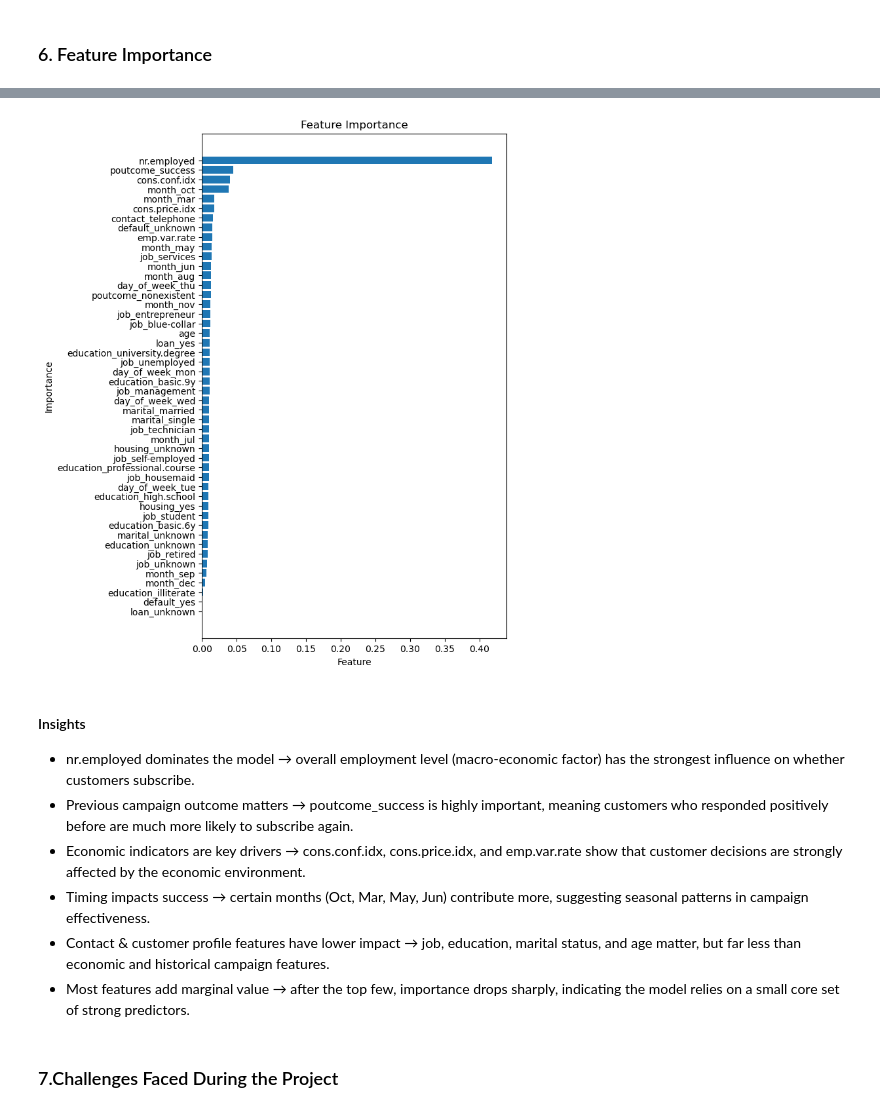
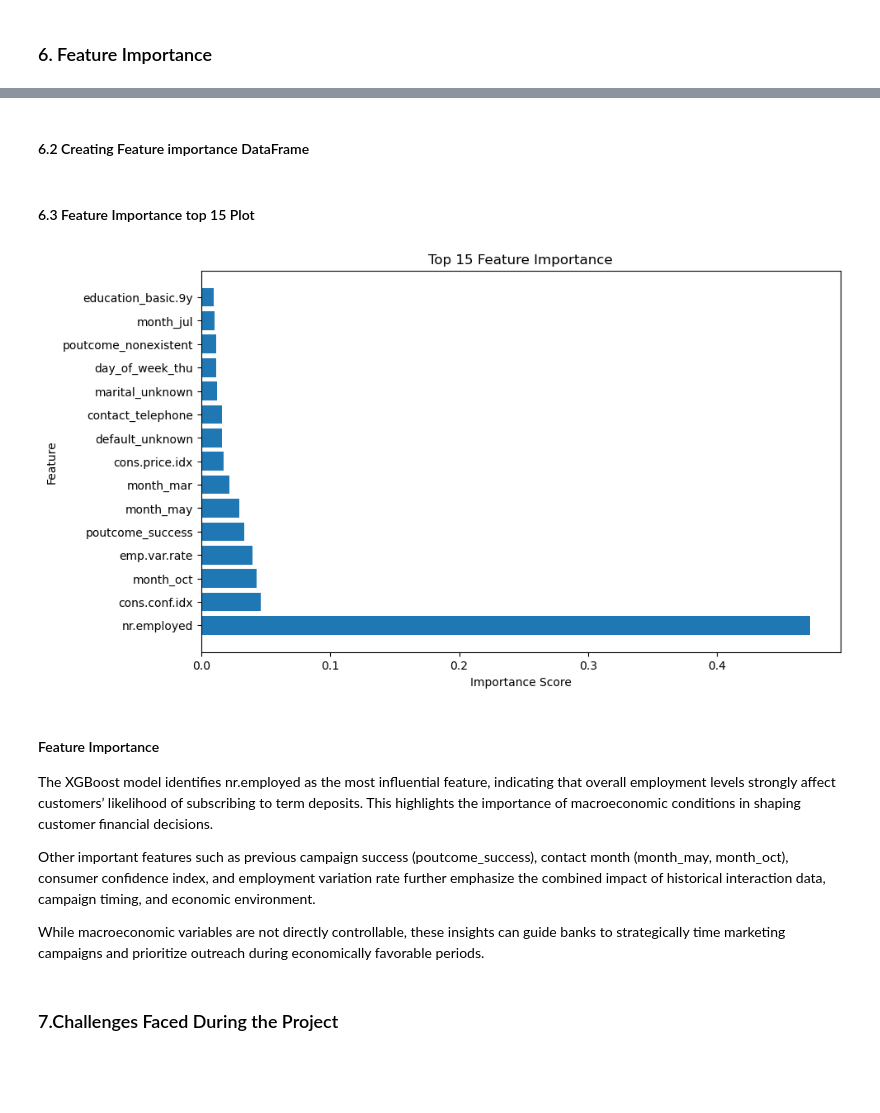
Before and after one commit to vijay12918/Portuguese-Bank-Marketing-Compaign, a Jupyter notebook: Portugese_Bank.ipynb, the cells around one changed output, grey strips where cells are left out. Cells and saved outputs as stored; diff of their text form; code cells hidden in the pictures; blank space fills up the shorter version.

```diff
--- a/Portugese_Bank.ipynb
+++ b/Portugese_Bank.ipynb
@@ -1146,35 +1146,37 @@ xgb_model = pipeline_xgb.named_steps['model']
+# %%
+preprocessor = model_gscv.named_steps['preprocessor']
 # %%
-ohe = model_gscv.named_steps['preprocessor'].named_transformers_['ohe']
+ohe = preprocessor.named_transformers_['ohe']
 cat_features = ohe.get_feature_names_out(cat_col)
+num_features = ['age']+num_col_std
 # %%
-all_features = np.concatenate([
-    cat_features,
-    ['age'],
-    num_col_std
-])
+all_features = np.concatenate([cat_features,num_features])
+# %% [markdown]
+#### 6.2 Creating Feature importance DataFrame
 # %%
 fi_df = pd.DataFrame({
     'Feature':all_features,
     'Importance':xgb_model.feature_importances_
-}).sort_values('Importance')
+}).sort_values(by='Importance',ascending=False)
+# %% [markdown]
+#### 6.3 Feature Importance top 15 Plot
 # %%
-plt.figure(figsize=(6,10))
-plt.barh(fi_df['Feature'],fi_df['Importance'])
-plt.xlabel('Feature')
-plt.ylabel('Importance')
-plt.title('Feature Importance')
-plt.savefig("visulaization/feature_importance.png")
+plt.figure(figsize=(10,6))
+plt.barh('Feature','Importance',data=fi_df.head(15))
+plt.xlabel('Importance Score')
+plt.ylabel('Feature')
+plt.title('Top 15 Feature Importance')
+plt.savefig("visualization/feature_importance.png")
 plt.show()
 # %% [output]
-[figure, old version]
+[figure, new version]
 # %% [markdown]
-#### Insights
-- nr.employed dominates the model → overall employment level (macro-economic factor) has the strongest influence on whether customers subscribe.
-- Previous campaign outcome matters → poutcome_success is highly important, meaning customers who responded positively before are much more likely to subscribe again.
-- Economic indicators are key drivers → cons.conf.idx, cons.price.idx, and emp.var.rate show that customer decisions are strongly affected by the economic environment.
-- Timing impacts success → certain months (Oct, Mar, May, Jun) contribute more, suggesting seasonal patterns in campaign effectiveness.
-- Contact & customer profile features have lower impact → job, education, marital status, and age matter, but far less than economic and historical campaign features.
-- Most features add marginal value → after the top few, importance drops sharply, indicating the model relies on a small core set of strong predictors.
+#### Feature Importance
+The XGBoost model identifies nr.employed as the most influential feature, indicating that overall employment levels strongly affect customers’ likelihood of subscribing to term deposits. This highlights the importance of macroeconomic conditions in shaping customer financial decisions.
+
+Other important features such as previous campaign success (poutcome_success), contact month (month_may, month_oct), consumer confidence index, and employment variation rate further emphasize the combined impact of historical interaction data, campaign timing, and economic environment.
+
+While macroeconomic variables are not directly controllable, these insights can guide banks to strategically time marketing campaigns and prioritize outreach during economically favorable periods.
 # %% [markdown]
 ### 7.Challenges Faced During the Project
 # %% [markdown]
```
Also changed, not shown: parts of 28 cells of this notebook.
